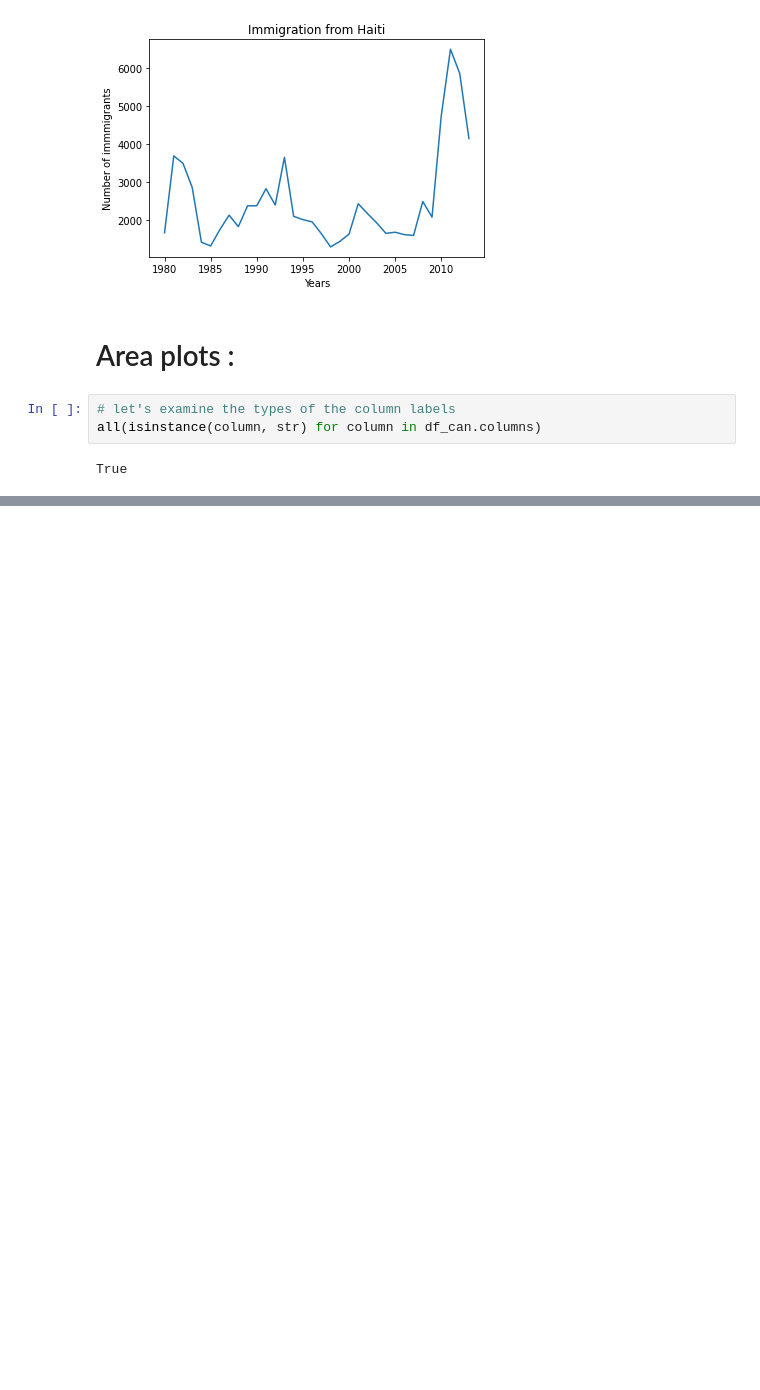
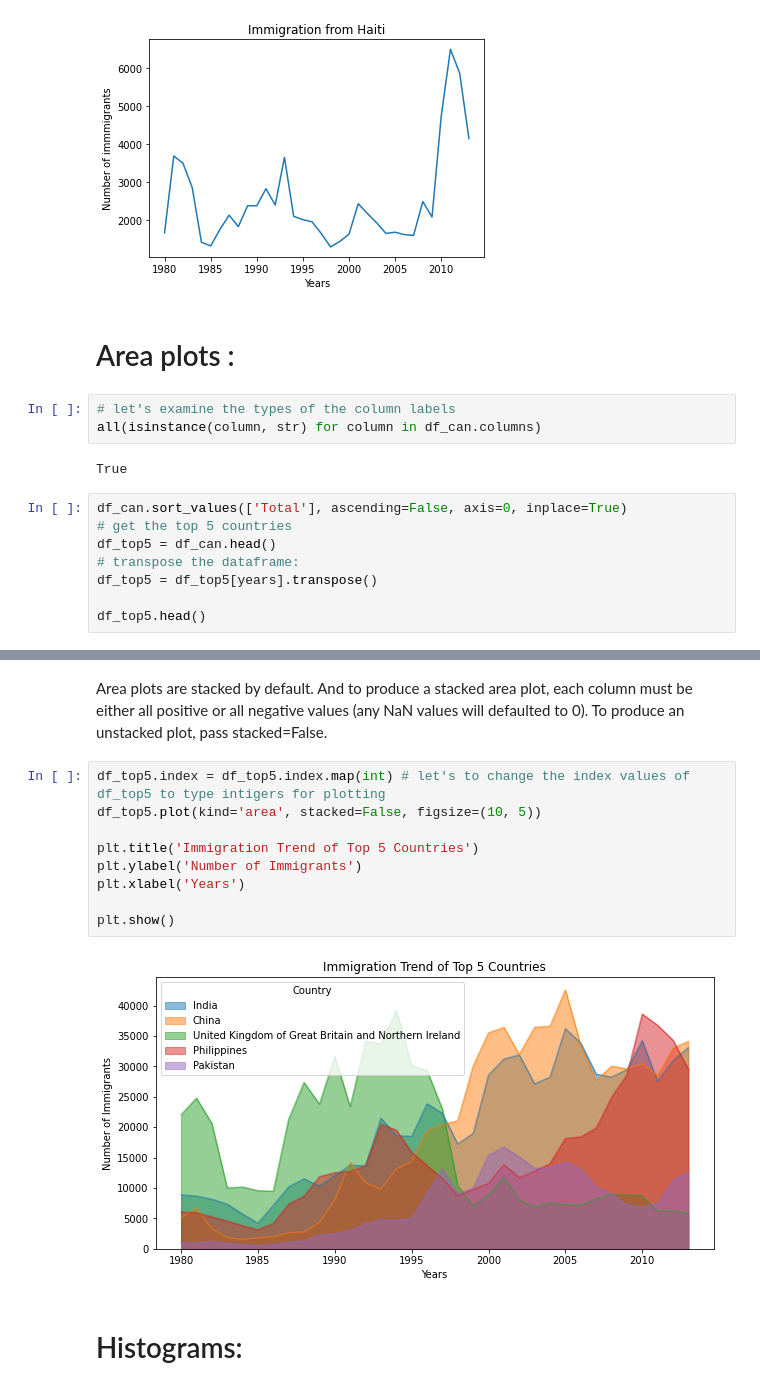
Before and after one commit to mohmaed7777/Data-Visualization-with-Python, a Jupyter notebook: Intro_to_Matplotlib_101.ipynb, the cells around one changed output, grey strips where cells are left out. Saved outputs shown, nothing was run; the diff lists cells and outputs as text; blank space fills up the shorter version.

```diff
--- a/Intro_to_Matplotlib_101.ipynb
+++ b/Intro_to_Matplotlib_101.ipynb
@@ -394,3 +394,11 @@ plt.show() # need this line to show the updates made to the figure
 all(isinstance(column, str) for column in df_can.columns)
 # %% [output]
 True
+# %%
+df_can.sort_values(['Total'], ascending=False, axis=0, inplace=True)
+# get the top 5 countries
+df_top5 = df_can.head()
+# transpose the dataframe:
+df_top5 = df_top5[years].transpose()
+
+df_top5.head()
@@ -396,0 +412,15 @@ True
+# %% [markdown]
+Area plots are stacked by default. And to produce a stacked area plot, each column must be either all positive or all negative values (any NaN values will defaulted to 0). To produce an unstacked plot, pass stacked=False.
+# %%
+df_top5.index = df_top5.index.map(int) # let's to change the index values of df_top5 to type intigers for plotting
+df_top5.plot(kind='area', stacked=False, figsize=(10, 5))
+
+plt.title('Immigration Trend of Top 5 Countries')
+plt.ylabel('Number of Immigrants')
+plt.xlabel('Years')
+
+plt.show()
+# %% [output]
+[figure, added]
+# %% [markdown]
+# Histograms:
```
Also changed, not shown: parts of 1 cell of this notebook.
